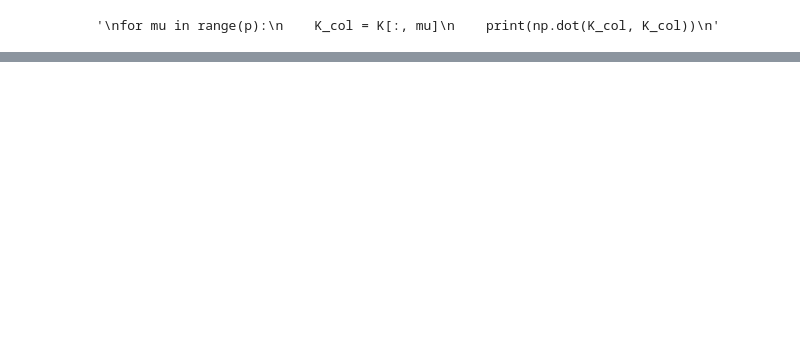
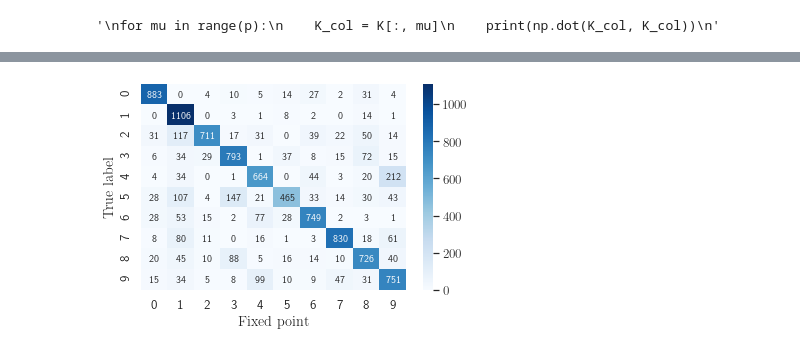
Before and after one commit to mattsmart/biomodels, a Jupyter notebook: RBM/plotting_misc.ipynb, the cells around one changed output, grey strips where cells are left out. Saved outputs shown, nothing was run; the diff lists cells and outputs as text; code cells hidden in the pictures; blank space fills up the shorter version.

```diff
--- a/RBM/plotting_misc.ipynb
+++ b/RBM/plotting_misc.ipynb
@@ -1141,0 +1382,10 @@ for mu in range(p):
+# %%
+from os import sep, listdir
+import seaborn as sn
+import pandas as pd
+
+import matplotlib as mpl
+mpl.rcParams["mathtext.default"]
+mpl.rcParams["text.usetex"] = True
+mpl.rcParams["text.latex.preamble"] = [r'\usepackage{bm}', r'\usepackage{amsmath}']
+print(mpl.rcParams["text.usetex"])
@@ -1141,0 +1394,7 @@ for mu in range(p):
+# %%
+comparison_dir = 'output' + sep + 'archive' + sep + 'big_runs' + sep + 'scores_to_compare' + sep + 'nov20_recall_HN'
+f0 = 'recall_basemodel1_epoch0_forceBinarize0_sampleFull_noise2.00ens20_removeDiag1_nsteps100_convChk0.70_projMode0_test1.npz'
+f10 = 'recall_basemodel0_epoch10_forceBinarize0_sampleFull_noise2.00ens20_removeDiag1_nsteps100000_convChk0.70_projMode0_test1.npz'
+
+cm0 = np.load(comparison_dir + sep + f0)['cm']
+cm10 = np.load(comparison_dir + sep + f10)['cm']
@@ -1141,0 +1448,11 @@ for mu in range(p):
+# %%
+acc0 = cm_raw_accuracy(cm0, percent=True)
+acc10 = cm_raw_accuracy(cm10, percent=True)
+print(acc0)
+print(acc10)
+
+cm0_raw = cm0[:,:-1].astype(int)
+cm10_raw = cm10[:,:-1].astype(int)
+
+cm0_normed = row_normalize_cm(cm0[:, :-1], percent=True)
+cm10_normed = row_normalize_cm(cm10[:, :-1], percent=True)
@@ -1141,0 +1473,6 @@ for mu in range(p):
+# %%
+OUTDIR = comparison_dir
+plot_confusion_matrix_recall_LOCAL(cm0_raw, annot=True, save=OUTDIR + sep + 'cm0_raw.pdf', fmt='d')
+plot_confusion_matrix_recall_LOCAL(cm10_raw, annot=True, save=OUTDIR + sep + 'cm10_raw.pdf', fmt='d')
+# %% [output]
+[figure, added]
```
Also changed, not shown: parts of 17 cells of this notebook.
